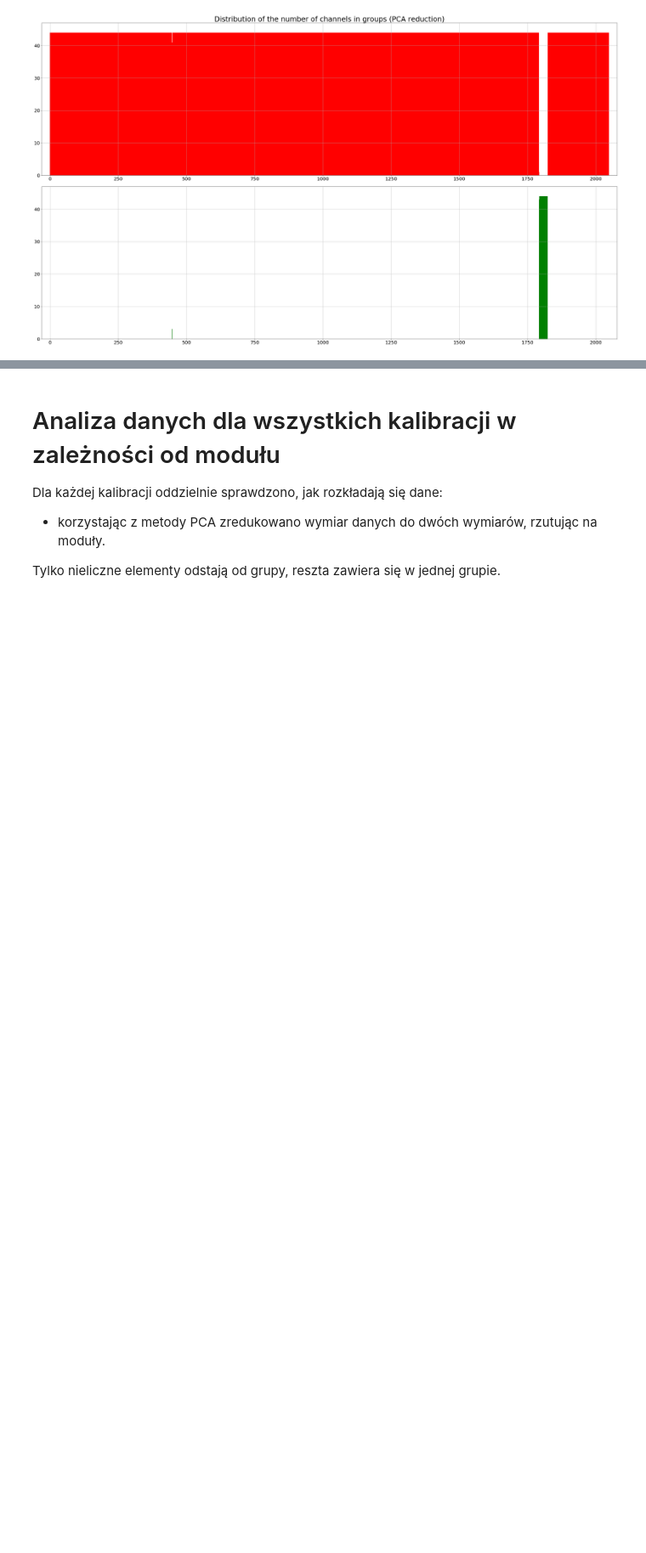
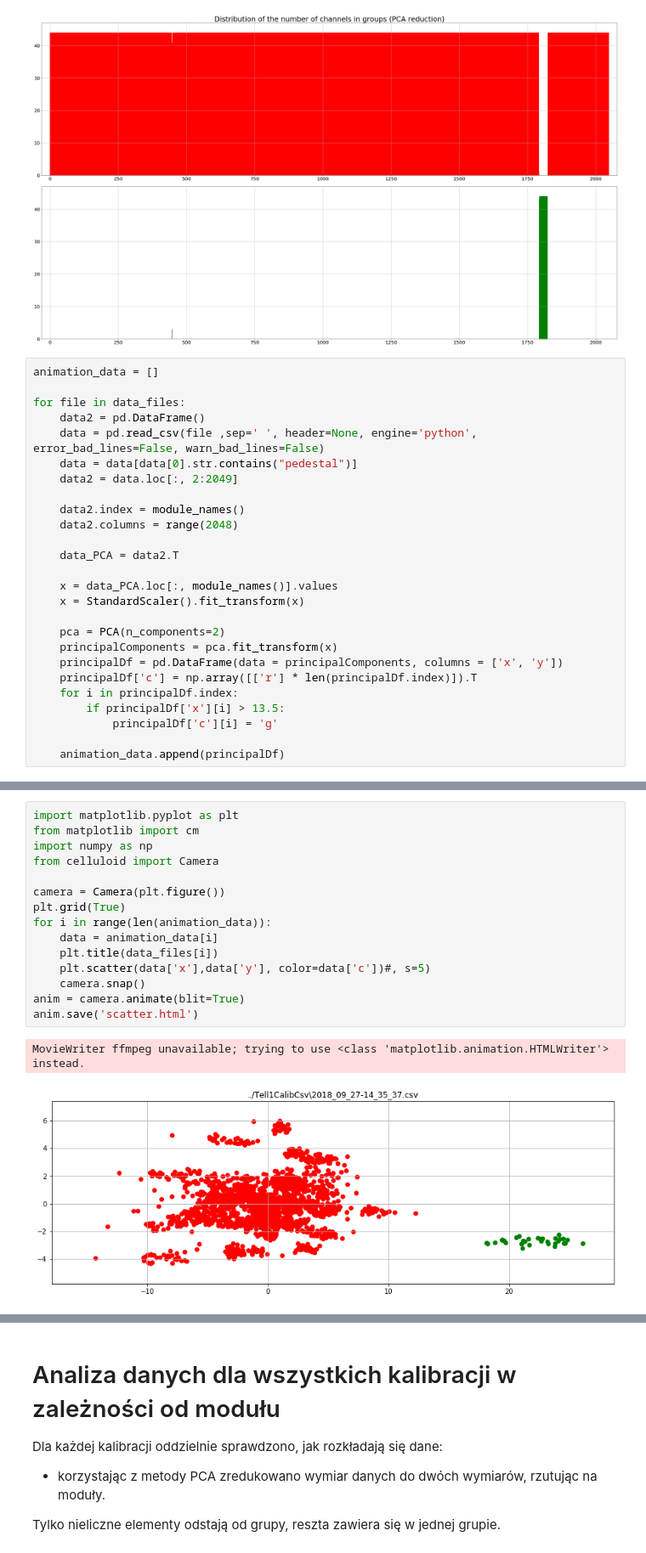
Before and after one commit to Czerwooonka/pracaMagisterska-WizualizacjaDanych, a Jupyter notebook: PCA/Pedestals.ipynb, the cells around one changed output, grey strips where cells are left out. Shown at 85% size. Cells and saved outputs as stored; diff of their text form; blank space fills up the shorter version.

```diff
--- a/PCA/Pedestals.ipynb
+++ b/PCA/Pedestals.ipynb
@@ -408,3 +408,29 @@ plt.savefig('pictures/pedestals_groups_amount_all_modules_PCA.png')
 plt.show()
 # %% [output]
 [figure]
+# %%
+animation_data = []
+
+for file in data_files:
+    data2 = pd.DataFrame()
+    data = pd.read_csv(file ,sep=' ', header=None, engine='python', error_bad_lines=False, warn_bad_lines=False)
+    data = data[data[0].str.contains("pedestal")]
+    data2 = data.loc[:, 2:2049]
+
+    data2.index = module_names()
+    data2.columns = range(2048)
+
+    data_PCA = data2.T
+
+    x = data_PCA.loc[:, module_names()].values
+    x = StandardScaler().fit_transform(x)
+
+    pca = PCA(n_components=2)
+    principalComponents = pca.fit_transform(x)
+    principalDf = pd.DataFrame(data = principalComponents, columns = ['x', 'y'])
+    principalDf['c'] = np.array([['r'] * len(principalDf.index)]).T
+    for i in principalDf.index:
+        if principalDf['x'][i] > 13.5:
+            principalDf['c'][i] = 'g'
+
+    animation_data.append(principalDf)
@@ -410,0 +455,18 @@ plt.show()
+# %%
+import matplotlib.pyplot as plt
+from matplotlib import cm
+import numpy as np
+from celluloid import Camera
+
+camera = Camera(plt.figure())
+plt.grid(True)
+for i in range(len(animation_data)):
+    data = animation_data[i]
+    plt.title(data_files[i])
+    plt.scatter(data['x'],data['y'], color=data['c'])#, s=5)
+    camera.snap()
+anim = camera.animate(blit=True)
+anim.save('scatter.html')
+# %% [output]
+MovieWriter ffmpeg unavailable; trying to use <class 'matplotlib.animation.HTMLWriter'> instead.
+[figure, added]
```
Also changed, not shown: parts of 3 cells of this notebook, 2 other files.
